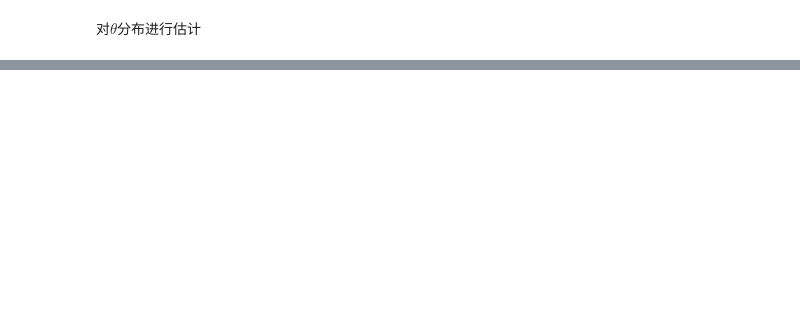
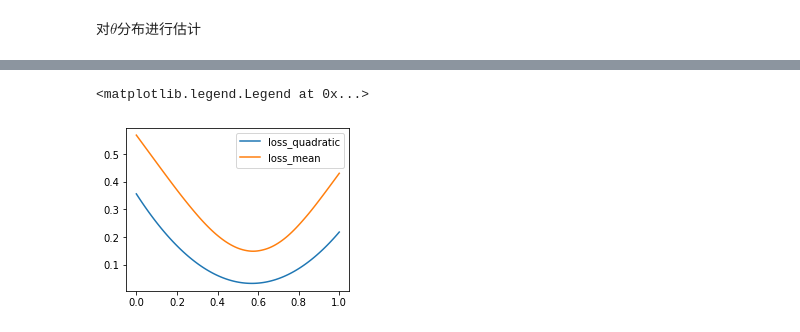
Before and after one commit to Ulti-Dreisteine/Tutorial-Bayesian-Statistics-PyMC3, a Jupyter notebook: 2.2_抛硬币问题.ipynb, the cells around one changed output, grey strips where cells are left out. Drawn from its saved outputs; the diff is of its cells as text; code cells hidden in the pictures; blank space fills up the shorter version.

```diff
--- a/2.2_抛硬币问题.ipynb
+++ b/2.2_抛硬币问题.ipynb
@@ -45,0 +62,14 @@ Sampling 3 chains for 1_000 tune and 1_000 draw iterations (3_000 + 3_000 draws
+# %%
+theta_grid = np.linspace(0, 1, 100)
+theta_pos = trace["theta"]
+
+loss_quadratic = [np.mean((theta_pos - p)**2) for p in theta_grid]  # 二次损失即均值
+loss_mean = [np.mean(np.abs(theta_pos - p)) for p in theta_grid]  # 绝对损失即中位数
+# %%
+plt.figure(figsize=(4, 3))
+plt.plot(theta_grid, loss_quadratic, label="loss_quadratic")
+plt.plot(theta_grid, loss_mean, label="loss_mean")
+plt.legend()
+# %% [output]
+<matplotlib.legend.Legend at 0x...>
+[figure, added]
```
Also changed, not shown: parts of 9 cells of this notebook, 5 other files.
